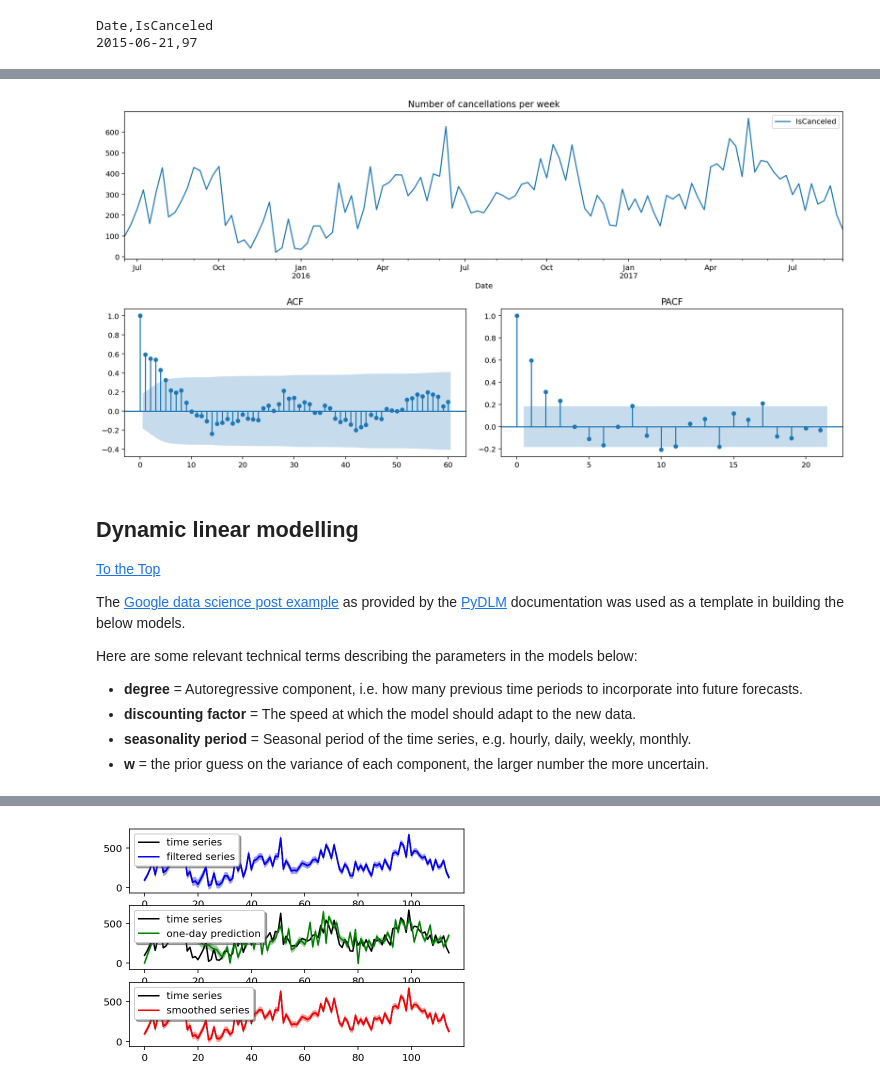
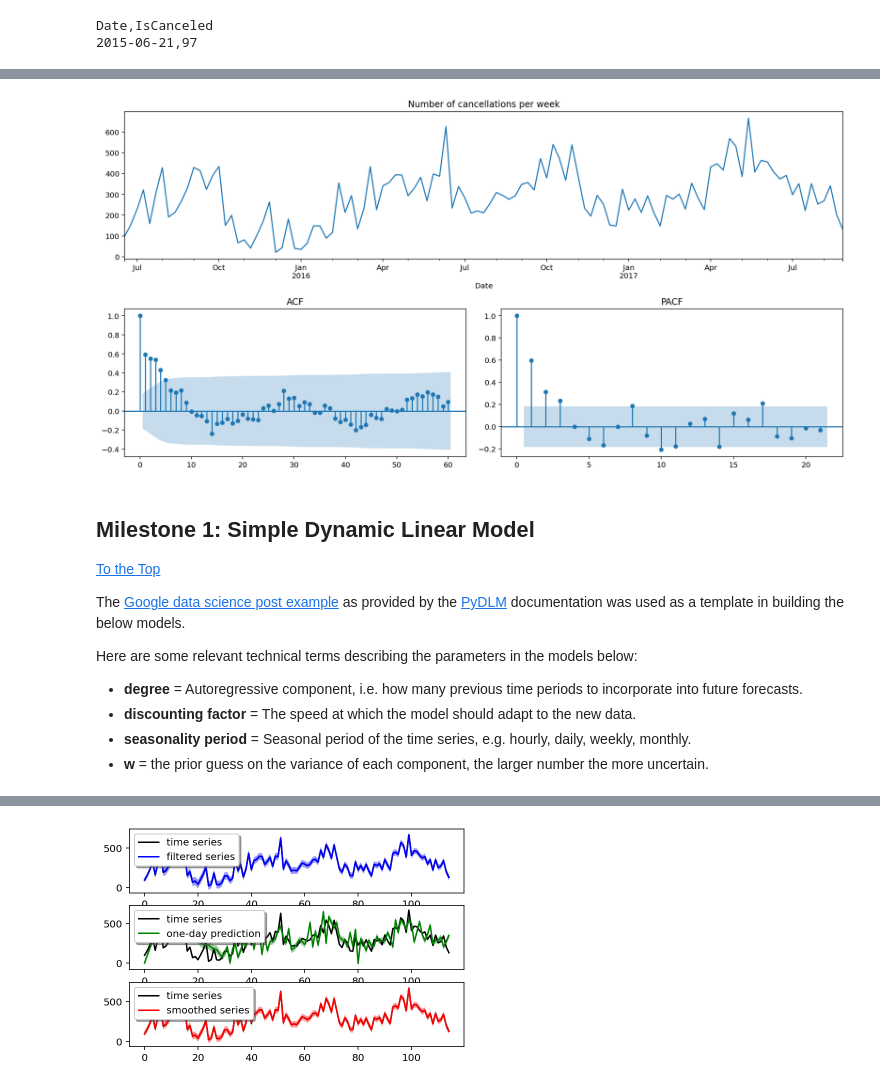
Before and after one commit to dimi-tree/time-series-forecasting, a Jupyter notebook: 02_bayesian_modelling.ipynb, the cells around one changed output, grey strips where cells are left out. Drawn from its saved outputs; the diff is of its cells as text; code cells hidden in the pictures.

Commit message:
Add P2 milestone 2

```diff
--- a/02_bayesian_modelling.ipynb
+++ b/02_bayesian_modelling.ipynb
@@ -36,9 +41,9 @@ idx = pd.IndexSlice
 Date,IsCanceled
 2015-06-21,97
 # %%
-data = pd.read_csv('data/h2weekly.csv', parse_dates=['Date'], index_col='Date')
+ts = pd.read_csv('data/h2weekly.csv', parse_dates=['Date'], index_col='Date', squeeze=True)
 
-data.info()
-data.head(2)
-data.tail(2)
+type(ts)
+ts.head(2)
+ts.tail(2)
 # %% [output]
@@ -61,21 +59,19 @@ memory usage: 1.8 KB
 # %%
 fig = plt.figure(constrained_layout=True, figsize=(14, 7))
 gs = fig.add_gridspec(2, 2)
 
 ax_top = fig.add_subplot(gs[0, :])
 ax_bot_0 = fig.add_subplot(gs[1, 0])
 ax_bot_1 = fig.add_subplot(gs[1, 1])
 
-_ = data.plot(ax=ax_top, title='Number of cancellations per week', label='')
-_ = plot_acf(data, ax=ax_bot_0, title='ACF', lags=60)
-_ = plot_pacf(data, ax=ax_bot_1, title='PACF')
-
-_ = ax_top.legend()
+_ = ts.plot(ax=ax_top, title='Number of cancellations per week')
+_ = plot_acf(ts, ax=ax_bot_0, title='ACF', lags=60)
+_ = plot_pacf(ts, ax=ax_bot_1, title='PACF')
 # %% [output]
-[figure, old version]
+[figure, new version]
 # %% [markdown]
-## Dynamic linear modelling
-<a id="dynamic-linear-modelling"></a>
+## Milestone 1: Simple Dynamic Linear Model
+<a id="milestone-1"></a>
 [To the Top](#top)
 
 The [Google data science post example](https://pydlm.github.io/example1.html) as provided by the [PyDLM](https://pydlm.github.io/) documentation was used as a template in building the below models.
```
Also changed, not shown: parts of 40 cells of this notebook.
